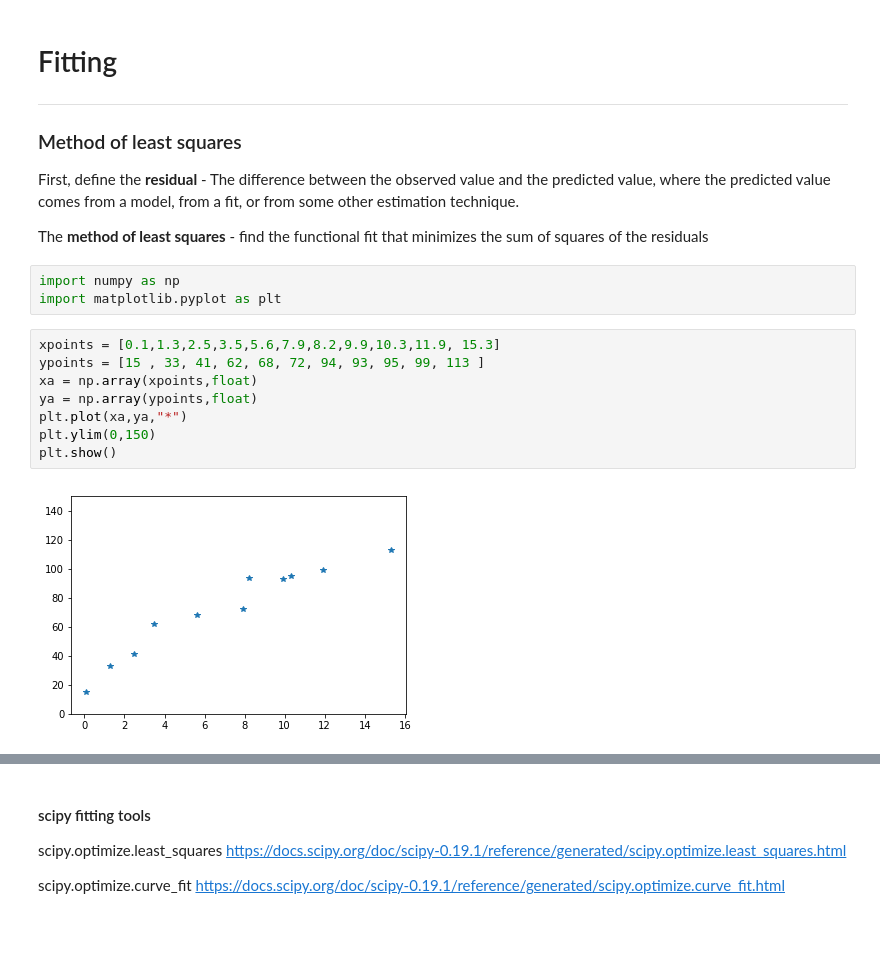
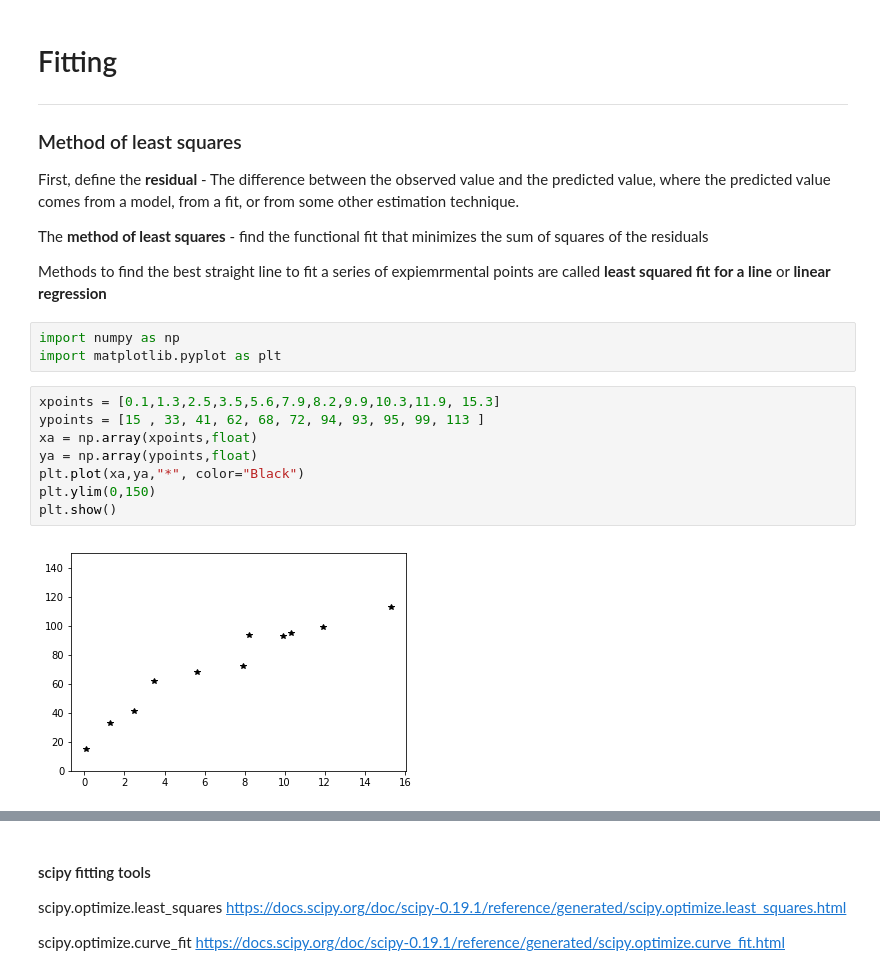
Before and after one commit to goodbyeskyharbor/PurdueNorthwest_PHYS308_ScientificComputing1, a Jupyter notebook: Notebooks/PHYS 308 - 07 - Fitting Data.ipynb, the cells around one changed output, grey strips where cells are left out. Cells and saved outputs as stored; diff of their text form; blank space fills up the shorter version.

```diff
--- a/Notebooks/PHYS 308 - 07 - Fitting Data.ipynb
+++ b/Notebooks/PHYS 308 - 07 - Fitting Data.ipynb
@@ -9,16 +9,18 @@ First, define the **residual** - The difference between the observed value and t
 
 
 The **method of least squares** - find the functional fit that minimizes the sum of squares of the residuals
+
+Methods to find the best straight line to fit a series of expiemrmental points are called **least squared fit for a line** or **linear regression**
 # %%
 import numpy as np
 import matplotlib.pyplot as plt
 # %%
 xpoints = [0.1,1.3,2.5,3.5,5.6,7.9,8.2,9.9,10.3,11.9, 15.3]
 ypoints = [15 , 33, 41, 62, 68, 72, 94, 93, 95, 99, 113 ]
 xa = np.array(xpoints,float)
 ya = np.array(ypoints,float)
-plt.plot(xa,ya,"*")
+plt.plot(xa,ya,"*", color="Black")
 plt.ylim(0,150)
 plt.show()
 # %% [output]
-[figure, old version]
+[figure, new version]
```
Also changed, not shown: parts of 32 cells of this notebook, 1 other file.
